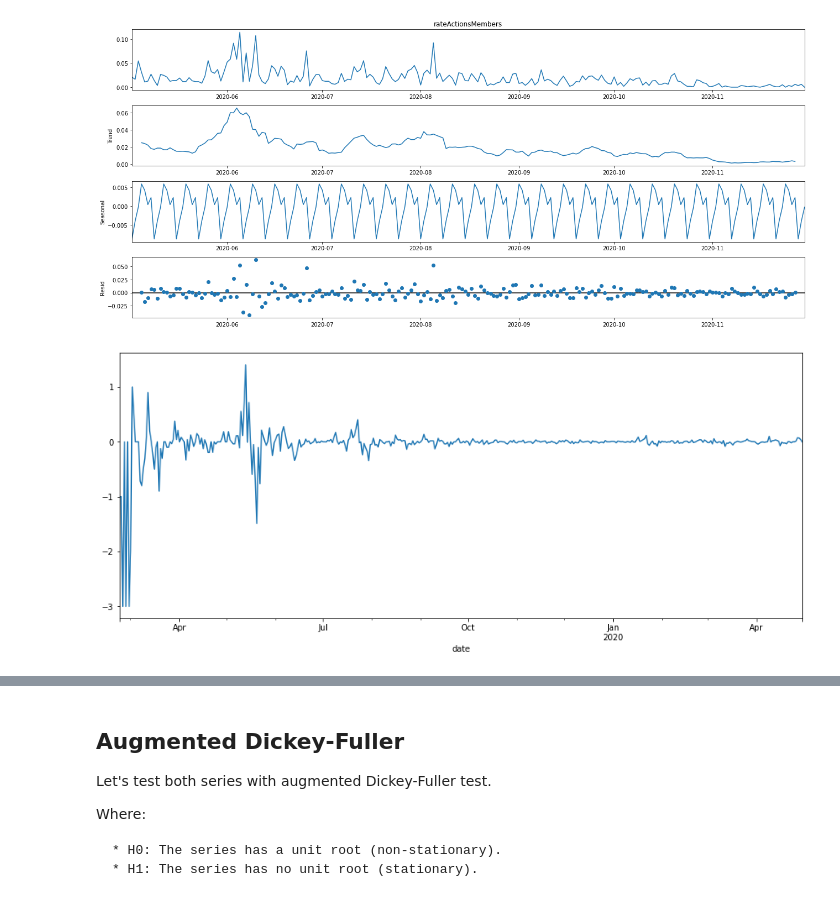
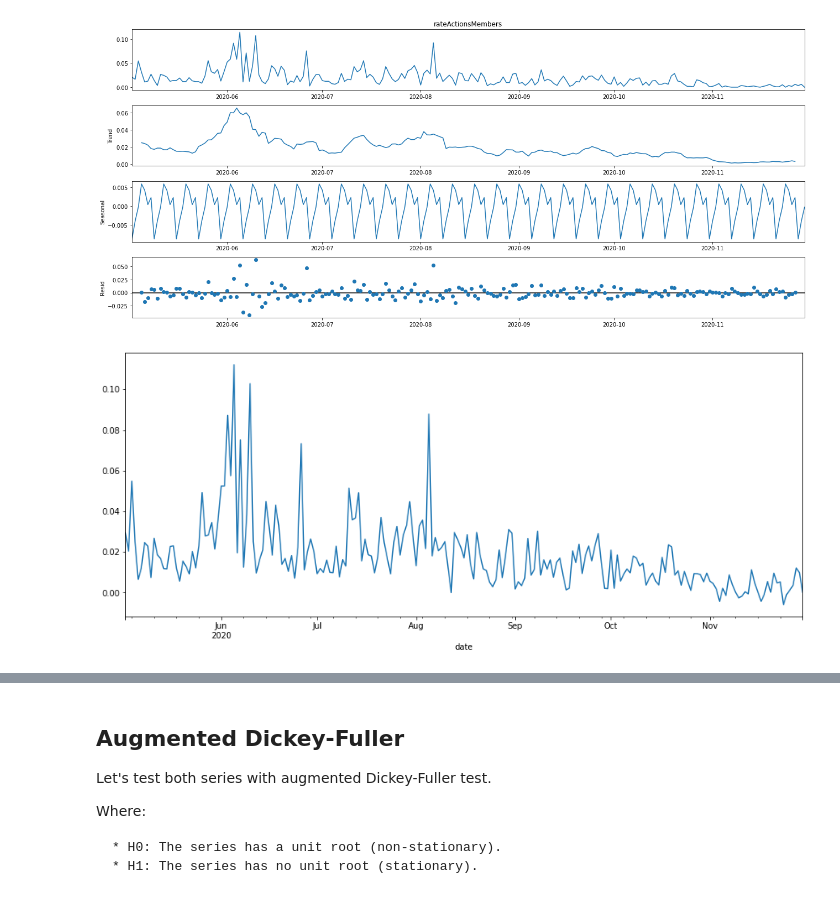
Before and after one commit to Grasia/gas-dao-activity, a Jupyter notebook: notebooks/gas_rate/daohaus_activity_membership_rate.ipynb, the cells around one changed output, grey strips where cells are left out. Cells and saved outputs as stored; diff of their text form; code cells hidden in the pictures.

```diff
--- a/notebooks/gas_rate/daohaus_activity_membership_rate.ipynb
+++ b/notebooks/gas_rate/daohaus_activity_membership_rate.ipynb
@@ -85,6 +84 @@ gas_slice1 = filter_series(df=gas, slice1=FIRST_SLICE_DATE, slice2=SECOND_SLICE_
 gas_slice2 = filter_series(df=gas, slice1=SECOND_SLICE_DATE, slice2=THIRD_SLICE_DATE)
-# %%
-rcParams['figure.figsize'] = 18, 8
-decomposition = sm.tsa.seasonal_decompose(x=gas_slice1['gasValue'], model='additive')
-fig = decomposition.plot()
-plt.show()
@@ -212,6 +165 @@ daohaus_slice1 = filter_series(df=daohaus, slice1=FIRST_SLICE_DATE, slice2=SECON
 daohaus_slice2 = filter_series(df=daohaus, slice1=SECOND_SLICE_DATE, slice2=THIRD_SLICE_DATE)
-# %%
-rcParams['figure.figsize'] = 18, 8
-decomposition = sm.tsa.seasonal_decompose(x=daohaus_slice1['rateActionsMembers'], model='additive')
-fig = decomposition.plot()
-plt.show()
@@ -230,5 +173,8 @@ daohaus_slice1.dropna(inplace=True)
+# %%
+daohaus_slice2['rateActionsMembersDiff'] = daohaus_slice2['rateActionsMembers'] - decomposition.seasonal
+daohaus_slice2.dropna(inplace=True)
 # %%
-daohaus_slice1['rateActionsMembers'].plot(figsize = (15, 6))
+daohaus_slice2['rateActionsMembersDiff'].plot(figsize = (15, 6))
 plt.show()
 # %% [output]
-[figure, old version]
+[figure, new version]
```
Also changed, not shown: parts of 54 cells of this notebook, 4 other files.
